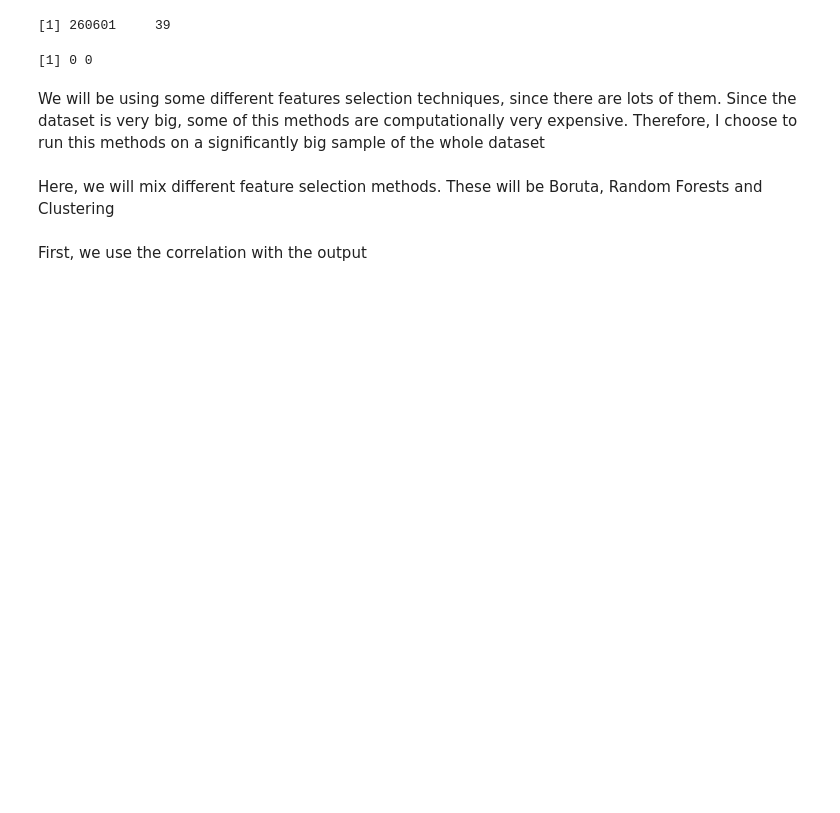
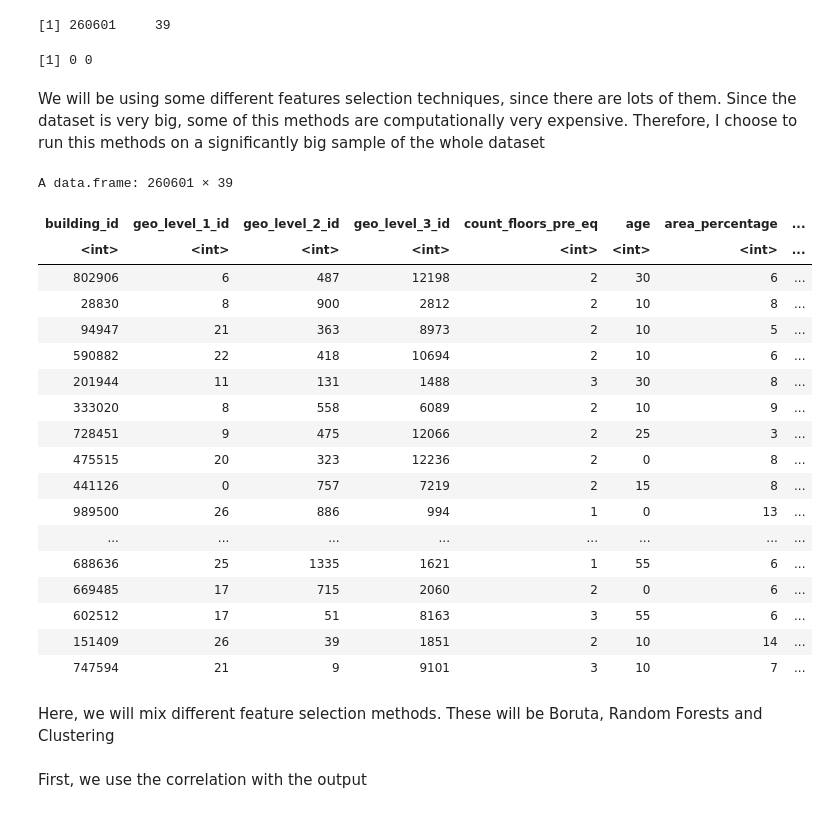
Before and after one commit to ToldoDM/CroquestasAndPastaForce, a Jupyter notebook: MLProject.ipynb, the cells around one changed output. Cells and saved outputs as stored; diff of their text form; code cells hidden in the pictures; blank space fills up the shorter version.

Commit message:
transformed data from chat to numeric

```diff
--- a/MLProject.ipynb
+++ b/MLProject.ipynb
@@ -42,6 +40,37 @@ A data.frame: 6 × 2
 [1] 0 0
 # %% [markdown]
 We will be using some different features selection techniques, since there are lots of them. Since the dataset is very big, some of this methods are computationally very expensive. Therefore, I choose to run this methods on a significantly big sample of the whole dataset
+# %%
+non_numeric_columns <- !sapply(data, is.numeric)
+my_data_non_numeric <- data[, non_numeric_columns]
+my_data_numeric <- lapply(my_data_non_numeric, function(x) {
+  x <- as.factor(x)
+  as.numeric(x)
+})
+my_data_numeric <- as.data.frame(my_data_numeric)
+data[, non_numeric_columns] <- my_data_numeric
+# %%
+data
+# %% [output]
+A data.frame: 260601 × 39
+| building_id | geo_level_1_id | geo_level_2_id | geo_level_3_id | count_floors_pre_eq | age | area_percentage | ... |
+| <int> | <int> | <int> | <int> | <int> | <int> | <int> | ... |
+| 802906 | 6 | 487 | 12198 | 2 | 30 | 6 | ... |
+| 28830 | 8 | 900 | 2812 | 2 | 10 | 8 | ... |
+| 94947 | 21 | 363 | 8973 | 2 | 10 | 5 | ... |
+| 590882 | 22 | 418 | 10694 | 2 | 10 | 6 | ... |
+| 201944 | 11 | 131 | 1488 | 3 | 30 | 8 | ... |
+| 333020 | 8 | 558 | 6089 | 2 | 10 | 9 | ... |
+| 728451 | 9 | 475 | 12066 | 2 | 25 | 3 | ... |
+| 475515 | 20 | 323 | 12236 | 2 | 0 | 8 | ... |
+| 441126 | 0 | 757 | 7219 | 2 | 15 | 8 | ... |
+| 989500 | 26 | 886 | 994 | 1 | 0 | 13 | ... |
+| ... | ... | ... | ... | ... | ... | ... | ... |
+| 688636 | 25 | 1335 | 1621 | 1 | 55 | 6 | ... |
+| 669485 | 17 | 715 | 2060 | 2 | 0 | 6 | ... |
+| 602512 | 17 | 51 | 8163 | 3 | 55 | 6 | ... |
+| 151409 | 26 | 39 | 1851 | 2 | 10 | 14 | ... |
+| 747594 | 21 | 9 | 9101 | 3 | 10 | 7 | ... |
 # %%
 features <- subset(data, select = -c(building_id))
 response <- labels[, -1]
```
Also changed, not shown: parts of 3 cells of this notebook.
